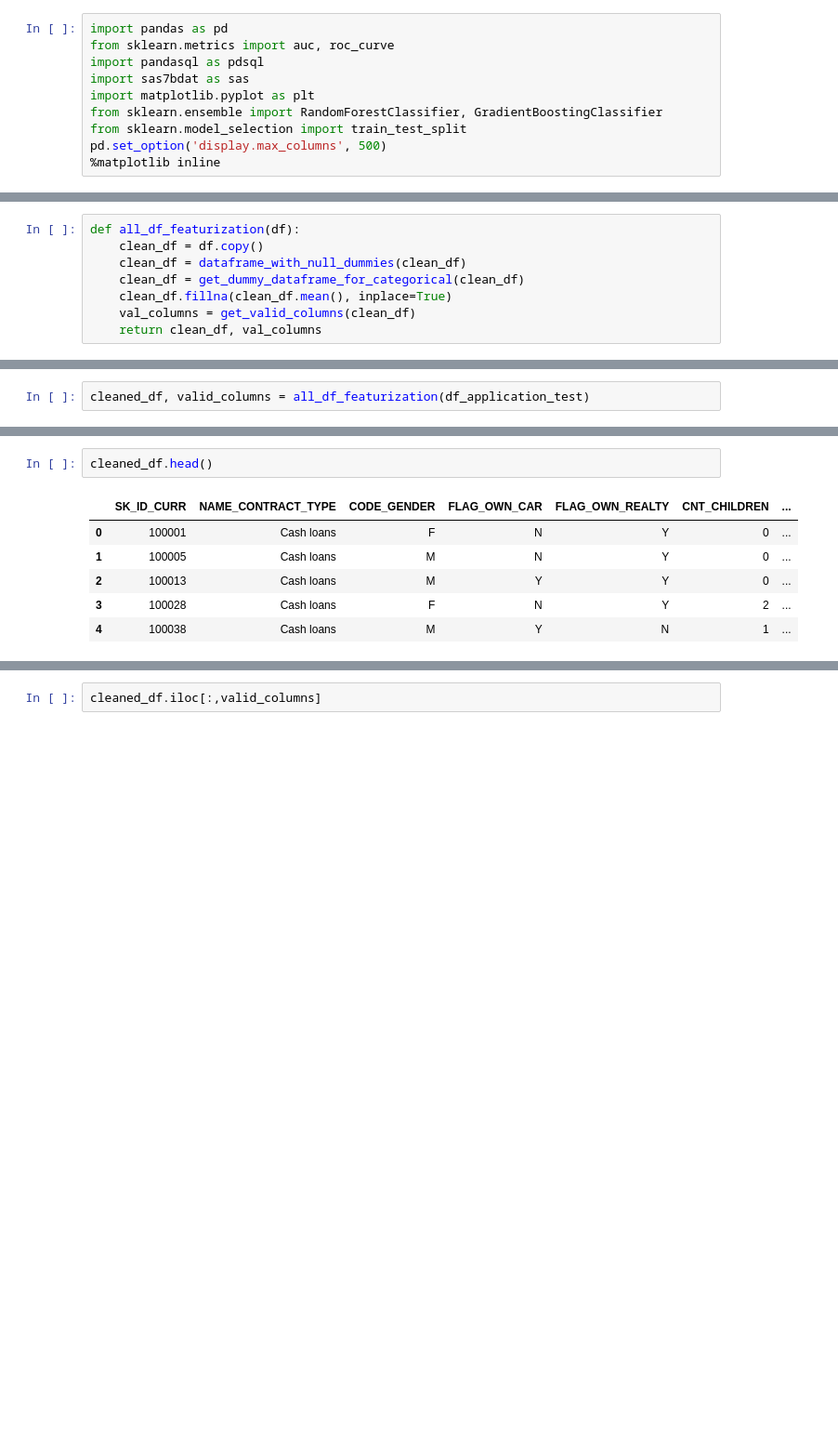
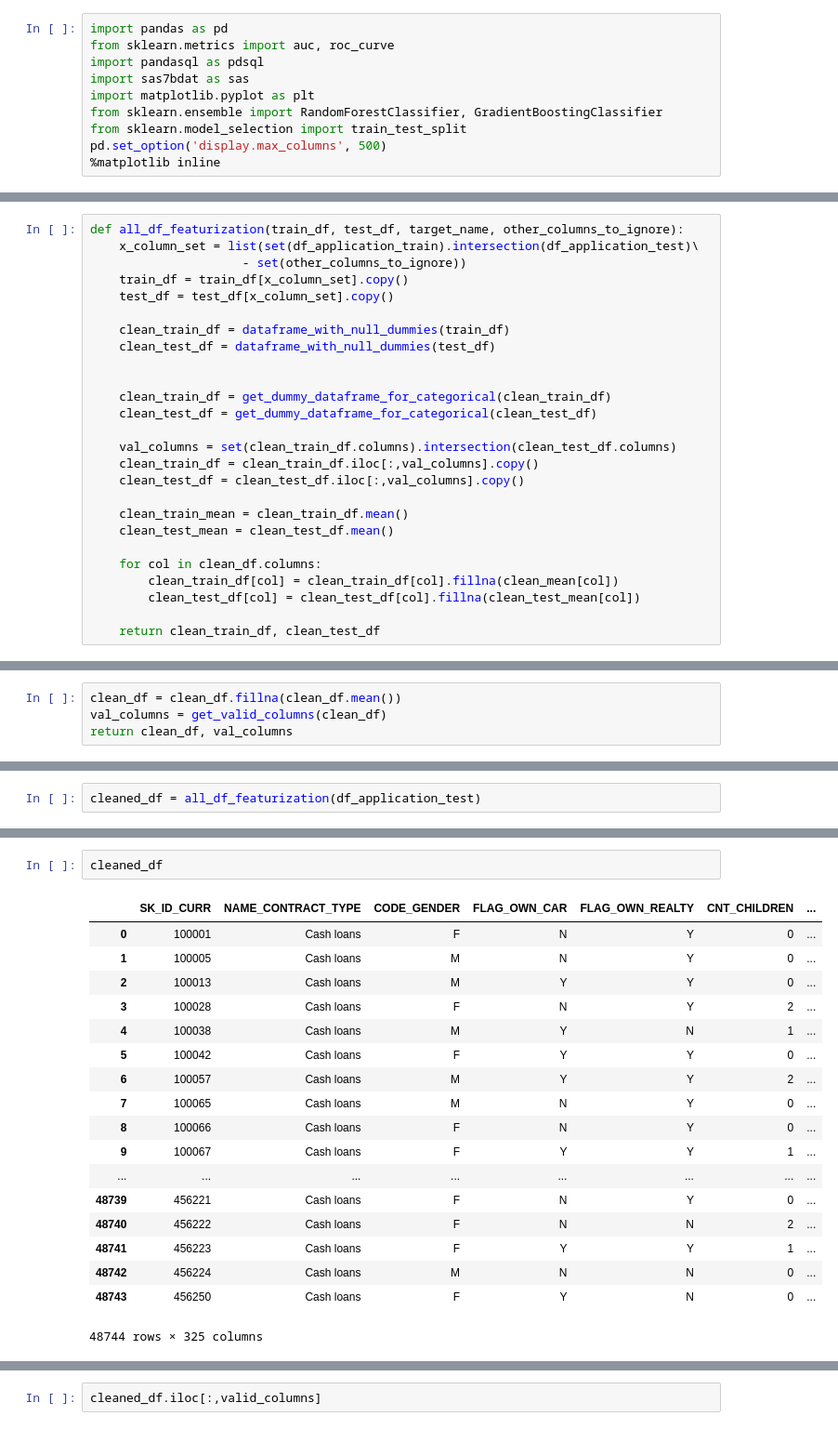
Before and after one commit to ellcrane/kaggle-default-risk, a Jupyter notebook: notebooks/EDA.ipynb, the cells around one changed output, grey strips where cells are left out. Shown at 93% size. Saved outputs shown, nothing was run; the diff lists cells and outputs as text; blank space fills up the shorter version.

Commit message:
started work on program that featurizes based on columns that are in BOTH sets

```diff
--- a/notebooks/EDA.ipynb
+++ b/notebooks/EDA.ipynb
@@ -72,6 +68,32 @@ def plot_roc(model, x_columns, y_true, title="model type"):
     plt.ylabel('True Positive Rate')
     plt.xlabel('False Positive Rate')
     plt.show()
+# %%
+def all_df_featurization(train_df, test_df, target_name, other_columns_to_ignore):
+    x_column_set = list(set(df_application_train).intersection(df_application_test)\
+                     - set(other_columns_to_ignore))
+    train_df = train_df[x_column_set].copy()
+    test_df = test_df[x_column_set].copy()
+
+    clean_train_df = dataframe_with_null_dummies(train_df)
+    clean_test_df = dataframe_with_null_dummies(test_df)
+
+
+    clean_train_df = get_dummy_dataframe_for_categorical(clean_train_df)
+    clean_test_df = get_dummy_dataframe_for_categorical(clean_test_df)
+
+    val_columns = set(clean_train_df.columns).intersection(clean_test_df.columns)
+    clean_train_df = clean_train_df.iloc[:,val_columns].copy()
+    clean_test_df = clean_test_df.iloc[:,val_columns].copy()
+
+    clean_train_mean = clean_train_df.mean()
+    clean_test_mean = clean_test_df.mean()
+
+    for col in clean_df.columns:
+        clean_train_df[col] = clean_train_df[col].fillna(clean_mean[col])
+        clean_test_df[col] = clean_test_df[col].fillna(clean_test_mean[col])
+
+    return clean_train_df, clean_test_df
 # %%
 !ls '/Users/ElliottC/.kaggle/competitions/home-credit-default-risk/csvs/'
 
@@ -100,8 +150,4 @@ bureau.csv                         sample_submission.csv
 # %%
-def all_df_featurization(df):
-    clean_df = df.copy()
-    clean_df = dataframe_with_null_dummies(clean_df)
-    clean_df = get_dummy_dataframe_for_categorical(clean_df)
-    clean_df.fillna(clean_df.mean(), inplace=True)
-    val_columns = get_valid_columns(clean_df)
-    return clean_df, val_columns
+clean_df = clean_df.fillna(clean_df.mean())
+val_columns = get_valid_columns(clean_df)
+return clean_df, val_columns
@@ -124,2 +175,2 @@ cleaned_df.fillna(cleaned_df.mean(), inplace=True)
 # %%
-cleaned_df, valid_columns = all_df_featurization(df_application_test)
+cleaned_df = all_df_featurization(df_application_test)
@@ -126,9 +189,21 @@ cleaned_df, valid_columns = all_df_featurization(df_application_test)
 # %%
-cleaned_df.head()
+cleaned_df
 # %% [output]
 |  | SK_ID_CURR | NAME_CONTRACT_TYPE | CODE_GENDER | FLAG_OWN_CAR | FLAG_OWN_REALTY | CNT_CHILDREN | ... |
 | 0 | 100001 | Cash loans | F | N | Y | 0 | ... |
 | 1 | 100005 | Cash loans | M | N | Y | 0 | ... |
 | 2 | 100013 | Cash loans | M | Y | Y | 0 | ... |
 | 3 | 100028 | Cash loans | F | N | Y | 2 | ... |
 | 4 | 100038 | Cash loans | M | Y | N | 1 | ... |
+| 5 | 100042 | Cash loans | F | Y | Y | 0 | ... |
+| 6 | 100057 | Cash loans | M | Y | Y | 2 | ... |
+| 7 | 100065 | Cash loans | M | N | Y | 0 | ... |
+| 8 | 100066 | Cash loans | F | N | Y | 0 | ... |
+| 9 | 100067 | Cash loans | F | Y | Y | 1 | ... |
+| ... | ... | ... | ... | ... | ... | ... | ... |
+| 48739 | 456221 | Cash loans | F | N | Y | 0 | ... |
+| 48740 | 456222 | Cash loans | F | N | N | 2 | ... |
+| 48741 | 456223 | Cash loans | F | Y | Y | 1 | ... |
+| 48742 | 456224 | Cash loans | M | N | N | 0 | ... |
+| 48743 | 456250 | Cash loans | F | Y | N | 0 | ... |
+48744 rows × 325 columns
```
Also changed, not shown: parts of 22 cells of this notebook.
